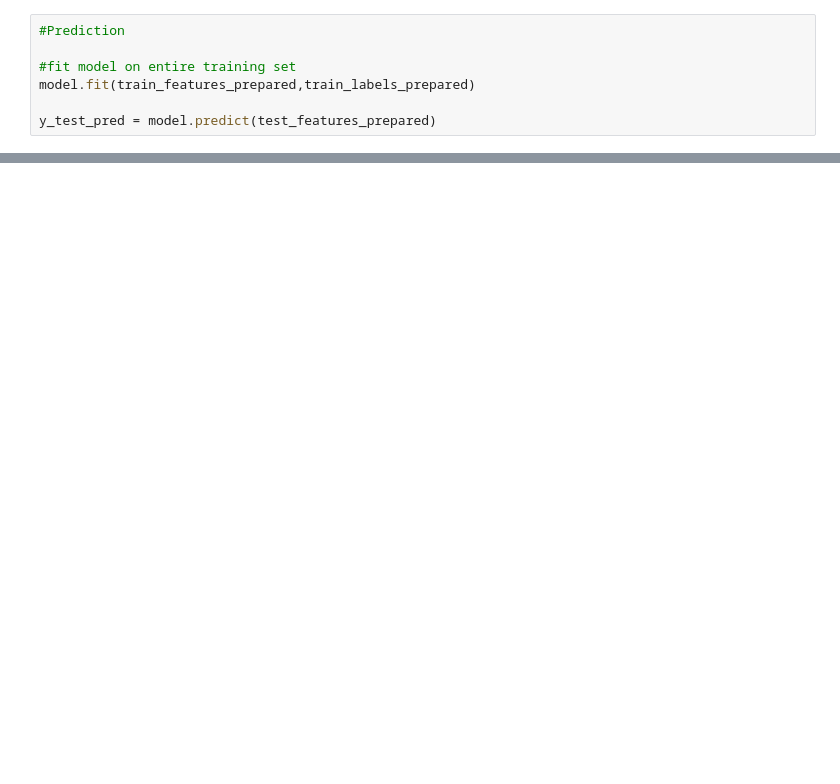
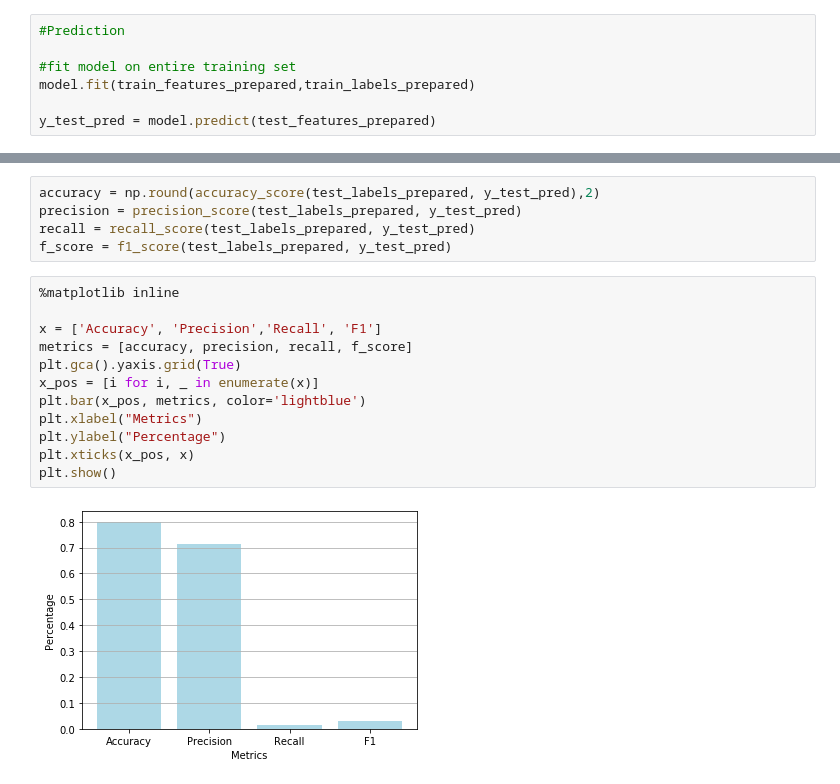
Before and after one commit to cooldude679/3253Team4, a Jupyter notebook: team4_final_project.ipynb, the cells around one changed output, grey strips where cells are left out. Cells and saved outputs as stored; diff of their text form; blank space fills up the shorter version.

```diff
--- a/team4_final_project.ipynb
+++ b/team4_final_project.ipynb
@@ -621,0 +660,19 @@ array([[26416,    47],
+# %%
+accuracy = np.round(accuracy_score(test_labels_prepared, y_test_pred),2)
+precision = precision_score(test_labels_prepared, y_test_pred)
+recall = recall_score(test_labels_prepared, y_test_pred)
+f_score = f1_score(test_labels_prepared, y_test_pred)
+# %%
+%matplotlib inline
+
+x = ['Accuracy', 'Precision','Recall', 'F1']
+metrics = [accuracy, precision, recall, f_score]
+plt.gca().yaxis.grid(True)
+x_pos = [i for i, _ in enumerate(x)]
+plt.bar(x_pos, metrics, color='lightblue')
+plt.xlabel("Metrics")
+plt.ylabel("Percentage")
+plt.xticks(x_pos, x)
+plt.show()
+# %% [output]
+[figure, added]
```
Also changed, not shown: parts of 13 cells of this notebook.
